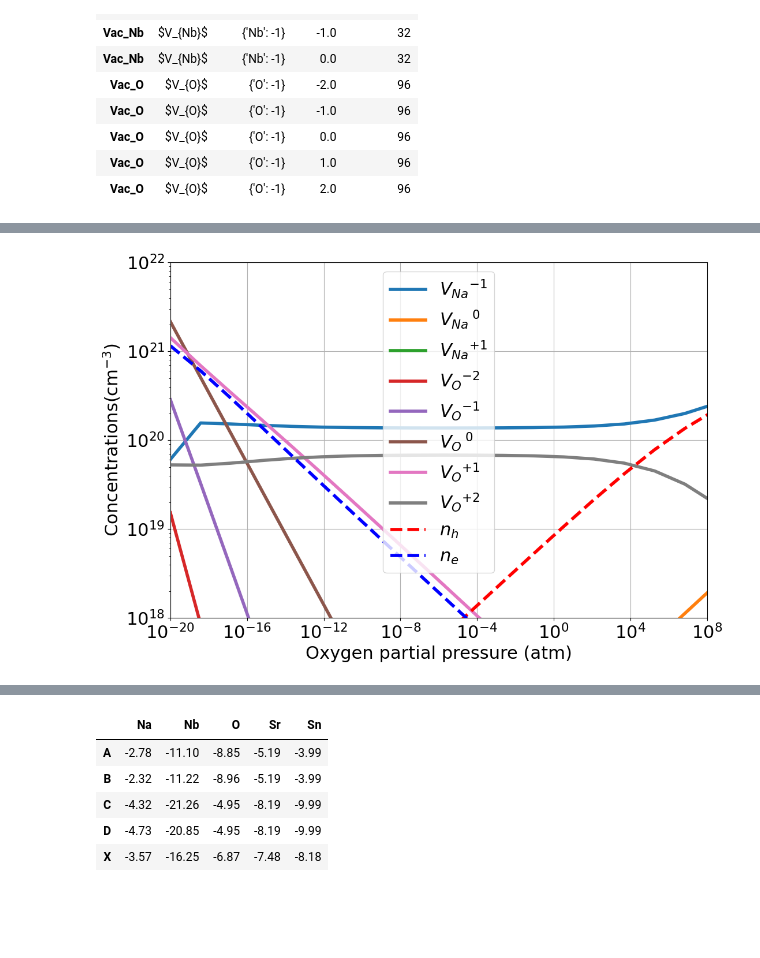
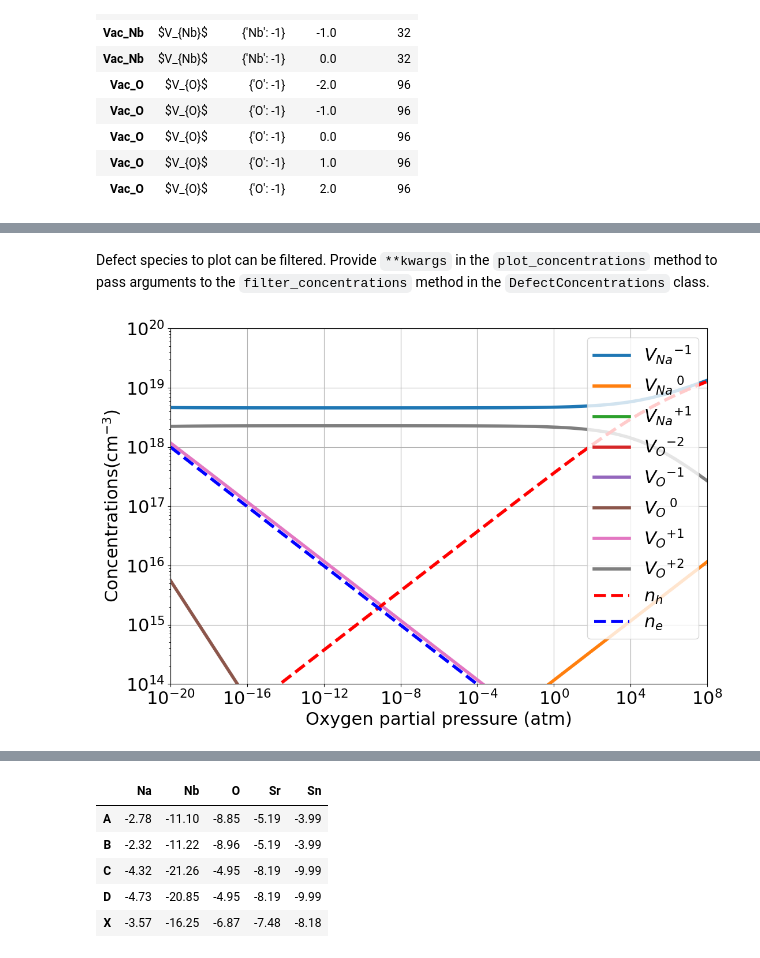
Before and after one commit to lorenzo-villa-hub/pynter, a Jupyter notebook: tutorials/defects/thermodynamics.ipynb, the cells around one changed output, grey strips where cells are left out. Cells and saved outputs as stored; diff of their text form; code cells hidden in the pictures; blank space fills up the shorter version.

```diff
--- a/tutorials/defects/thermodynamics.ipynb
+++ b/tutorials/defects/thermodynamics.ipynb
@@ -58,6 +66,6 @@ from pymatgen.core.composition import Composition
 # %%
 pressure_reservoirs = OxygenPressure().get_pressure_reservoirs_from_pd(phase_diagram=res.pd,target_comp=Composition('NaNbO3'),
-                                                                       temperature=1300,npoints=20)
+                                                                       temperature=1000,npoints=50)
 # %%
 pressure_reservoirs.get_dataframe(ndecimals=2)
 # %% [output]
@@ -83,2 +106,2 @@ pa = PressureAnalysis(defects_analysis=da_vac,bulk_dos=dos)
 # %%
-thermodata = pa.get_concentrations(reservoirs=pressure_reservoirs,temperature=1633)
+thermodata = pa.get_concentrations(reservoirs=pressure_reservoirs,temperature=1000)
@@ -94,5 +126,7 @@ plotter.plot_concentrations(thermodata=thermodata,ylim=(1e17,1e22));
+# %% [markdown]
+Defect species to plot can be filtered. Provide `**kwargs` in the `plot_concentrations` method to pass arguments to the `filter_concentrations` method in the `DefectConcentrations` class.
 # %%
 # filter defects to plot
-plotter.plot_concentrations(thermodata,ylim=(1e18,1e22),output='all',exclude=True,names=['Vac_Nb']);
+plotter.plot_concentrations(thermodata,ylim=(1e14,1e20),output='all',exclude=True,names=['Vac_Nb']);
 # %% [output]
-[figure, old version]
+[figure, new version]
```
Also changed, not shown: parts of 35 cells of this notebook, 2 other files.
